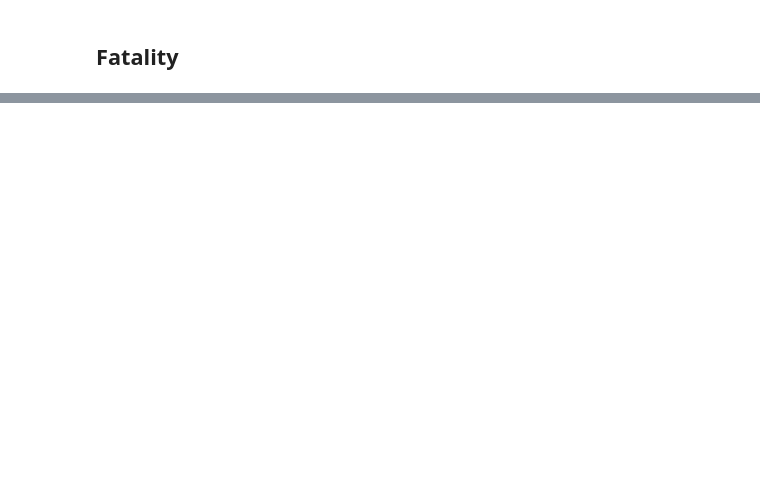
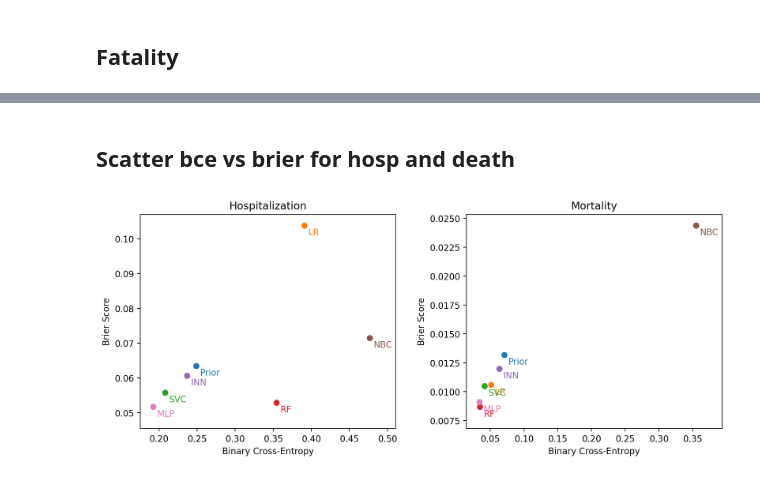
Before and after one commit to psaegert/AML-Final, a Jupyter notebook: evaluation_results/results.ipynb, the cells around one changed output, grey strips where cells are left out. Saved outputs shown, nothing was run; the diff lists cells and outputs as text; code cells hidden in the pictures; blank space fills up the shorter version.

Commit message:
created results plots

```diff
--- a/evaluation_results/results.ipynb
+++ b/evaluation_results/results.ipynb
@@ -58,9 +59,11 @@ for i, y_label in enumerate(['hosp', 'death']):
 
             brier_score_list = [brier_score_loss(y_test[:, i], y_pred[model_name][y_label][j][:, 1]) for j in range(5)]
             results[y_label][model_name]['brier_score'] = f'{np.mean(brier_score_list).round(round_precision)} ± {np.std(brier_score_list).round(round_precision)}'
+            results[y_label][model_name]['brier_score_sortable'] = np.mean(brier_score_list).round(round_precision)
 
             accuracy_list = [accuracy_score(y_test[:, i], y_pred[model_name][y_label][j][:, 1].round()) for j in range(5)]
             results[y_label][model_name]['accuracy'] = f'{np.mean(accuracy_list).round(round_precision)} ± {np.std(accuracy_list).round(round_precision)}'
+            results[y_label][model_name]['accuracy_sortable'] = np.mean(accuracy_list).round(round_precision)
 
             CMs = [confusion_matrix(y_test[:, i], (y_pred[model_name][y_label][j][:, 1] > 0.5).astype(int)) for j in range(5)]
             results[y_label][model_name]['TN'] = f'{np.mean([CMs[j][0, 0] for j in range(5)]).round(round_precision)} ± {np.std([CMs[j][0, 0] for j in range(5)]).round(0)}'
@@ -72,7 +75,9 @@ for i, y_label in enumerate(['hosp', 'death']):
             results[y_label][model_name]['binary_crossentropy'] = log_loss(y_test[:, i], y_pred[model_name][y_label][:, 1]).round(round_precision)
             results[y_label][model_name]['binary_crossentropy_sortable'] = log_loss(y_test[:, i], y_pred[model_name][y_label][:, 1]).round(round_precision)
             results[y_label][model_name]['brier_score'] = brier_score_loss(y_test[:, i], y_pred[model_name][y_label][:, 1]).round(round_precision)
+            results[y_label][model_name]['brier_score_sortable'] = brier_score_loss(y_test[:, i], y_pred[model_name][y_label][:, 1]).round(round_precision)
             results[y_label][model_name]['accuracy'] = accuracy_score(y_test[:, i], y_pred[model_name][y_label][:, 1].round()).round(round_precision)
+            results[y_label][model_name]['accuracy_sortable'] = accuracy_score(y_test[:, i], y_pred[model_name][y_label][:, 1].round()).round(round_precision)
 
             CM = confusion_matrix(y_test[:, i], (y_pred[model_name][y_label][:, 1] > 0.5).astype(int))
             results[y_label][model_name]['TN'] = CM[0, 0]
@@ -135,3 +140,34 @@ pd.DataFrame(results['death']).T.sort_values('binary_crossentropy_sortable').dro
 | INN | 0.0631 ± 0.0067 | 0.012 ± 0.0009 | 0.9865 ± 0.0013 | 569106.8 ± 878.0 | 1476.0 ± 128.0 | 1592.2 ± 878.0 | 6242.0 ± 128.0 | i7-6700k(4C/8T)@4.5GHz | GTX980Ti@1353/7010MHz | ... |
 | Prior | 0.0709 | 0.0132 | 0.9867 | 570699 | 0 | 0 | 7718 | - | - | ... |
 | NBC | 0.3549 | 0.0244 | 0.9735 | 561083 | 2006 | 9616 | 5712 | TODO | - | ... |
+# %% [markdown]
+## Scatter bce vs brier for hosp and death
+# %%
+fig, axes = plt.subplots(1, 2, figsize=(15/1.5, 6/1.5), dpi=200)
+
+fig.tight_layout(w_pad=5)
+
+for i, (y_label, y_label_detail) in enumerate(zip(['hosp', 'death'], ['Hospitalization', 'Mortality'])):
+    x = np.array([results[y_label][model_name]['binary_crossentropy_sortable'] for model_name in model_name_list])
+    y = np.array([results[y_label][model_name]['brier_score_sortable'] for model_name in model_name_list])
+
+    x_linspace = np.linspace(x.min() - 0.06 * (x.max() - x.min()), x.max() + 0.12 * (x.max() - x.min()), 2)
+    y_linspace = np.linspace(y.min() - 0.12 * (y.max() - y.min()), y.max() + 0.06 * (y.max() - y.min()), 2)
+
+    xscaling = x_linspace.max() - x_linspace.min()
+    yscaling = y_linspace.max() - y_linspace.min()
+
+    # axes[i].plot(x_linspace, y_linspace, color='black', alpha=0.3, zorder=1, label='')
+
+    for model_index, model_name, color in zip(range(len(x)), model_name_list, mcolors.TABLEAU_COLORS.keys()):
+        axes[i].scatter(x[model_index], y[model_index], c=color, zorder=3)
+        axes[i].annotate(model_name, (x[model_index] + 0.015 * xscaling, y[model_index] - 0.045 * yscaling), color=color)
+
+    axes[i].set_xlim(x_linspace.min(), x_linspace.max())
+    axes[i].set_ylim(y_linspace.min(), y_linspace.max())
+
+    axes[i].set_title(y_label_detail)
+    axes[i].set_xlabel('Binary Cross-Entropy')
+    axes[i].set_ylabel('Brier Score')
+# %% [output]
+[figure, added]
```
Also changed, not shown: parts of 5 cells of this notebook, 3 other files.
